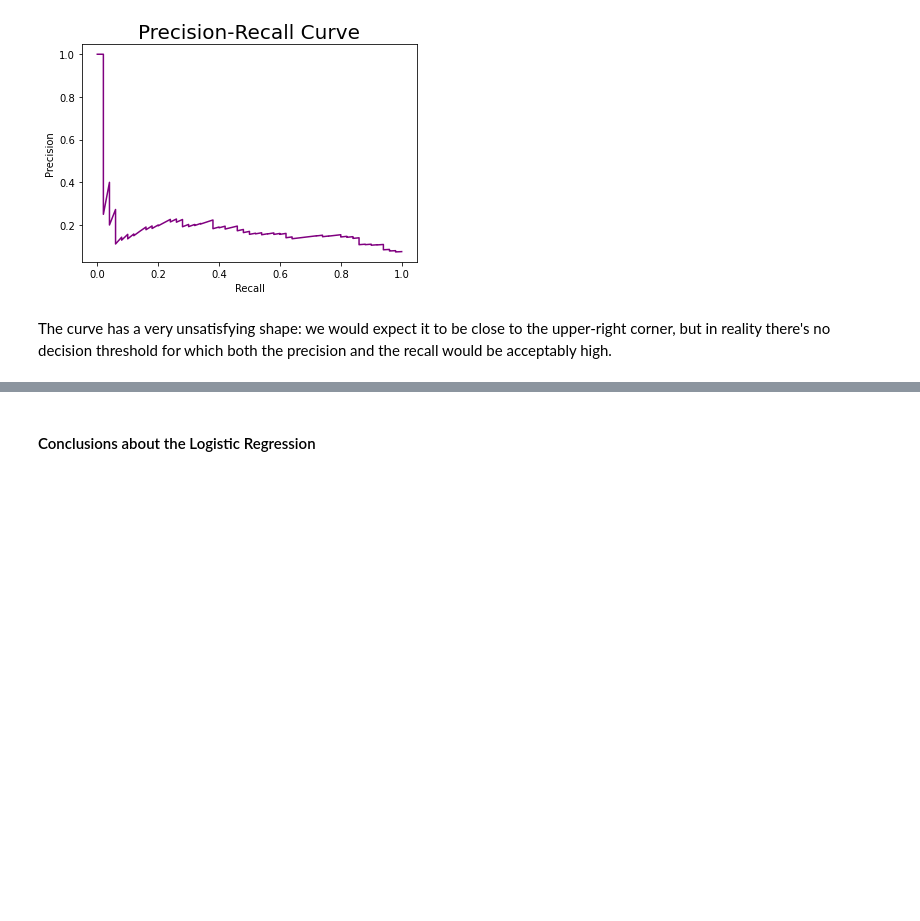
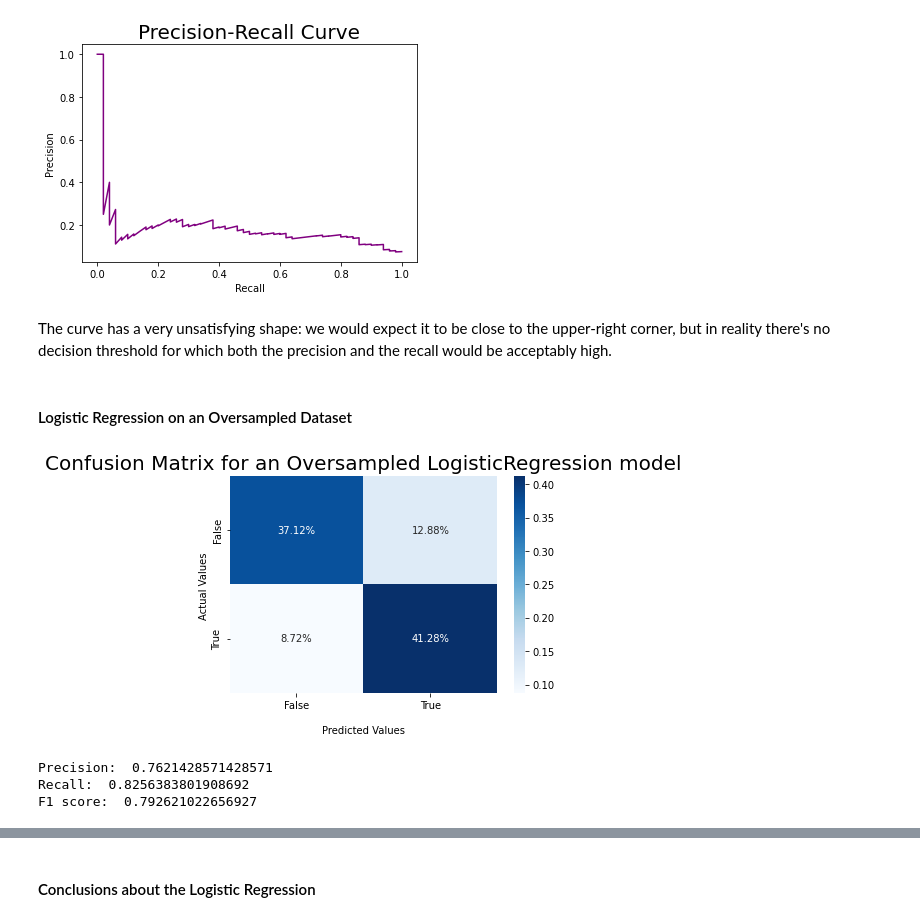
Before and after one commit to bori00/Stroke-Predictor, a Jupyter notebook: Stroke_Predictor_ML_Only.ipynb, the cells around one changed output, grey strips where cells are left out. Cells and saved outputs as stored; diff of their text form; code cells hidden in the pictures; blank space fills up the shorter version.

```diff
--- a/Stroke_Predictor_ML_Only.ipynb
+++ b/Stroke_Predictor_ML_Only.ipynb
@@ -451,9 +451,7 @@ Requirement already satisfied: numpy>=1.13.3 in /usr/local/lib/python3.7/dist-pa
 Requirement already satisfied: threadpoolctl>=2.0.0 in /usr/local/lib/python3.7/dist-packages (from scikit-learn>=0.24->imbalanced-learn) (3.1.0)
 # %%
 oversample = SMOTE()
-ovs_X, ovs_y = oversample.fit_resample(X, y)
+ovs_X_train1, ovs_y_train1 = oversample.fit_resample(X_train1, y_train1)
-# %%
-ovs_X_train1, ovs_X_valid1, ovs_y_train1, ovs_y_valid1 = train_test_split(ovs_X, ovs_y, test_size=0.2, random_state=random_state, stratify=ovs_y)
 # %% [markdown]
 ### Expectations from the Model
 # %% [markdown]
@@ -660,3 +658,16 @@ plot_precision_recall_curve(y_valid1, y_score_pred)
 [figure]
 # %% [markdown]
 The curve has a very unsatisfying shape: we would expect it to be close to the upper-right corner, but in reality there's no decision threshold for which both the precision and the recall would be acceptably high.
+# %% [markdown]
+#### Logistic Regression on an Oversampled Dataset
+# %%
+ovs_log_reg = LogisticRegression(random_state=random_state, max_iter=1000, tol=1e-6)
+y_pred = cross_val_predict(ovs_log_reg, ovs_X_train1, ovs_y_train1, cv=5)
+conf_mat = confusion_matrix(ovs_y_train1, y_pred)
+plot_confusion_matrix_with_percentages(conf_mat, "Confusion Matrix for an Oversampled LogisticRegression model")
+print_metrics(ovs_y_train1, y_pred)
+# %% [output]
+[figure, added]
+Precision:  0.7621428571428571
+Recall:  0.8256383801908692
+F1 score:  0.792621022656927
```
Also changed, not shown: parts of 1 cell of this notebook.
